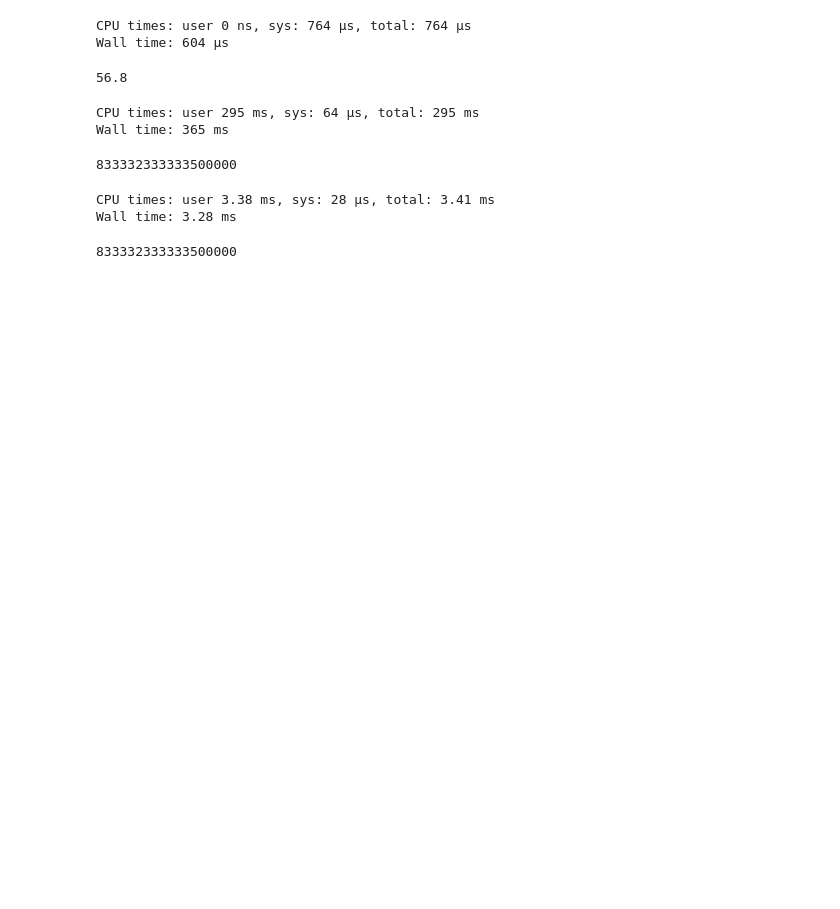
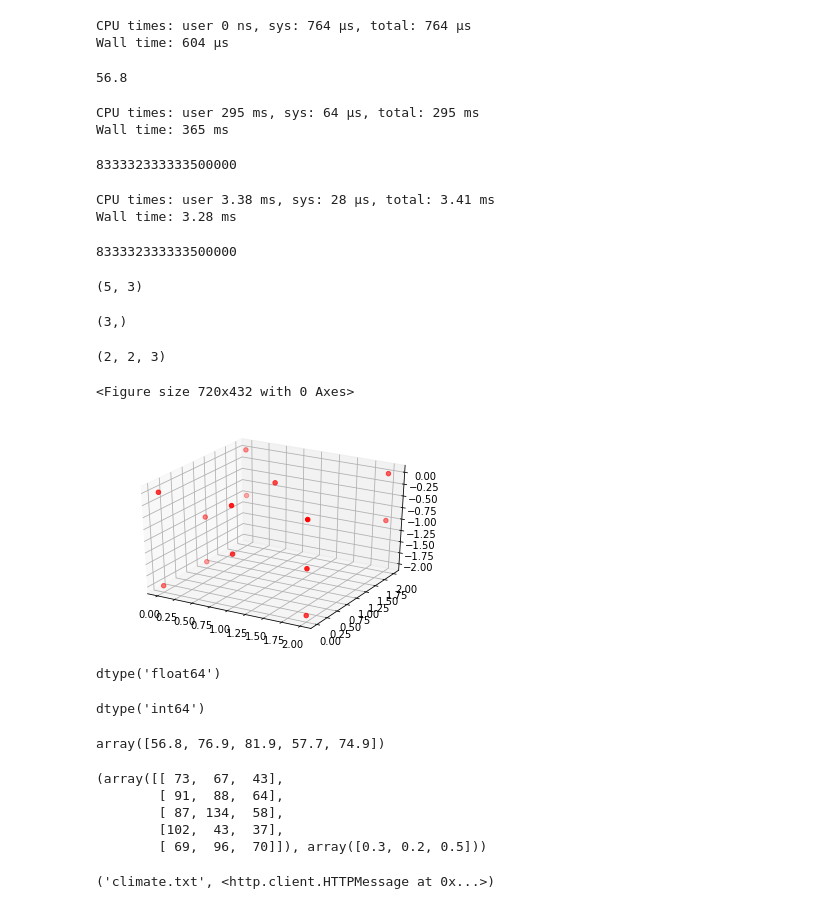
Before and after one commit to imshiv-10/Numerical-libraries, a Jupyter notebook: numpy_Numerical.ipynb, the cells around one changed output. Cells and saved outputs as stored; diff of their text form; code cells hidden in the pictures; blank space fills up the shorter version.

```diff
--- a/numpy_Numerical.ipynb
+++ b/numpy_Numerical.ipynb
@@ -115,0 +122,8 @@ Wall time: 3.28 ms
+# %%
+climate_data.shape
+# %% [output]
+(5, 3)
+# %%
+weights.shape
+# %% [output]
+(3,)
@@ -115,0 +137,44 @@ Wall time: 3.28 ms
+# %%
+arr3.shape
+# %% [output]
+(2, 2, 3)
+# %%
+d = np.random.randint(0, 2, size=(3,3,3))
+d.nonzero()
+z,x,y = d.nonzero()
+# %%
+plt.figure(figsize=(10,6))
+import matplotlib.pyplot as plt
+from mpl_toolkits.mplot3d import Axes3D
+fig = plt.figure()
+ax = fig.add_subplot(111, projection='3d')
+ax.scatter(x, y, -z, zdir='z', c= 'red')
+plt.savefig("demo.png")
+# %% [output]
+<Figure size 720x432 with 0 Axes>
+[figure, added]
+# %%
+weights.dtype
+# %% [output]
+dtype('float64')
+# %%
+climate_data.dtype
+# %% [output]
+dtype('int64')
+# %%
+np.matmul(climate_data, weights)
+# %% [output]
+array([56.8, 76.9, 81.9, 57.7, 74.9])
+# %%
+climate_data, weights
+# %% [output]
+(array([[ 73,  67,  43],
+        [ 91,  88,  64],
+        [ 87, 134,  58],
+        [102,  43,  37],
+        [ 69,  96,  70]]), array([0.3, 0.2, 0.5]))
+# %%
+import urllib.request as req
+req.urlretrieve('https://gist.github.com/BirajCoder/a4ffcb76fd6fb221d76ac2ee2b8584e9/raw/4054f90adfd361b7aa4255e99c2e874664094cea/climate.csv','climate.txt' )
+# %% [output]
+('climate.txt', <http.client.HTTPMessage at 0x...>)
```
Also changed, not shown: parts of 59 cells of this notebook.
